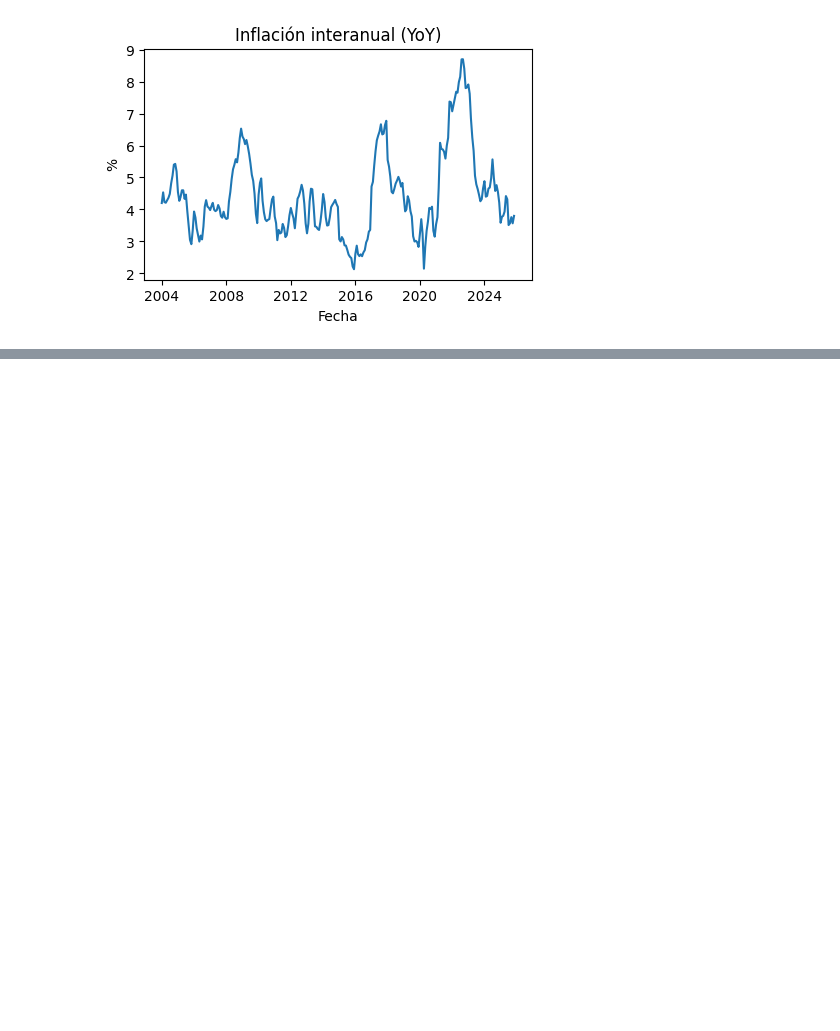
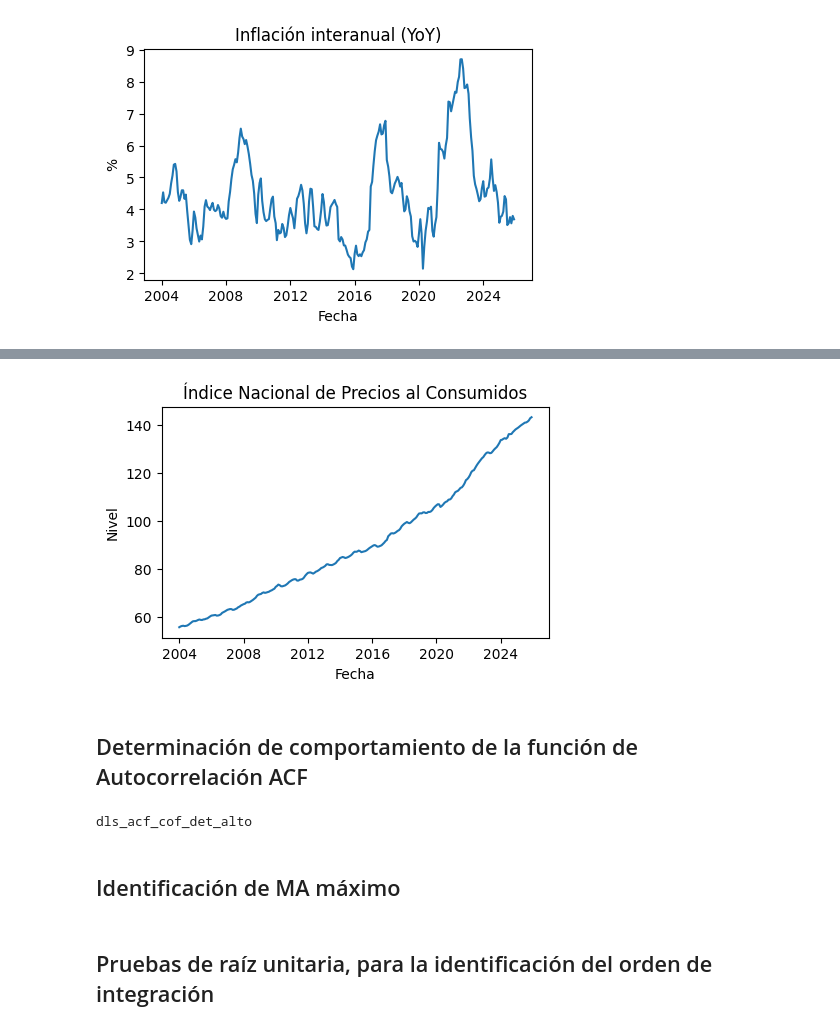
Before and after one commit to lrebollar/Implementaci-n-de-modelos-SARIMA, a Jupyter notebook: Modelos SARIMA.ipynb, the cells around one changed output, grey strips where cells are left out. Cells and saved outputs as stored; diff of their text form; code cells hidden in the pictures; blank space fills up the shorter version.

```diff
--- a/Modelos SARIMA.ipynb
+++ b/Modelos SARIMA.ipynb
@@ -127,0 +121,9 @@ look-up table. The actual p-value is greater than the p-value returned.
+# %%
+work_serie = db_inpc_contempo['INPC_general']
+start_serie = work_serie.index[0]
+
+work_serie.index = pd.date_range(
+    start= start_serie,
+    periods= len(work_serie),
+    freq="M"
+)
@@ -127,0 +141,9 @@ look-up table. The actual p-value is greater than the p-value returned.
+# %%
+fig, ax = plt.subplots(figsize = (5,3))
+ax.plot(work_serie)
+ax.set_title("Índice Nacional de Precios al Consumidos")
+ax.set_ylabel("Nivel")
+ax.set_xlabel("Fecha")
+plt.show()
+# %% [output]
+[figure, added]
@@ -127,0 +158,60 @@ look-up table. The actual p-value is greater than the p-value returned.
+# %% [markdown]
+## Determinación de comportamiento de la función de Autocorrelación ACF
+# %%
+# Regresión para identificar un decaimiento lineal respecto al tiempo de la función de autocorrelación ACF.
+import statsmodels.api as sm
+import numpy as np
+
+y = acf
+x = sm.add_constant(X)
+
+model = sm.OLS(y, x)
+results =  model.fit()
+
+# Parámetros estimados
+b_estimada = results.params[1]
+
+# P-value
+pval_b_estimada = results.pvalues[1]
+
+# R^2 ajustado
+rs_adj = results.rsquared_adj
+
+if (b_estimada < 0) & (pval_b_estimada <= 0.05):
+
+    estatus_b = 'dls_acf' # dls_acf: Decaimiento Lineal Significativo de la Función de Autocorrelación Parcial.
+    estatus_rs_adj = np.where(rs_adj >= 0.6, 'alto', 'bajo')
+
+    cond_list = [
+        estatus_rs_adj == 'alto',
+        estatus_rs_adj == 'bajo'
+    ]
+
+    cho_list = [
+        'dls_acf_cof_det_alto', # dls_acf_cof_det_alto: Decaimiento Lineal Significativo de la Función de Autocorrelación Parcial y Coeficiente de Determinación Alto
+        'dls_acf_cof_det_bajo'  # dls_acf_cof_det_alto: Decaimiento Lineal Significativo de la Función de Autocorrelación Parcial y Coeficiente de Determinación Bajo
+    ]
+
+    condicion = np.select(condlist=cond_list, choicelist=cho_list, default='error')
+
+else:
+
+    estatus_rs_adj = np.where(rs_adj >= 0.6, 'alto', 'bajo')
+
+    cond_list = [
+        estatus_rs_adj == 'alto',
+        estatus_rs_adj == 'bajo'
+    ]
+
+    cho_list = [
+        'cof_det_alto', # cof_det_alto: Coeficiente de Determinación Alto, Parámetro no significativo.
+        'cof_det_bajo'  # cof_det_alto: Parcial y Coeficiente de Determinación Bajo, Parámetro no significativo.
+    ]
+
+    condicion = np.select(condlist=cond_list, choicelist=cho_list, default='error')
+
+print(condicion)
+# %% [output]
+dls_acf_cof_det_alto
+# %% [markdown]
+## Identificación de MA máximo
@@ -127,0 +220,2 @@ look-up table. The actual p-value is greater than the p-value returned.
+# %% [markdown]
+## Pruebas de raíz unitaria, para la identificación del orden de integración
```
Also changed, not shown: parts of 21 cells of this notebook, 1 other file.
